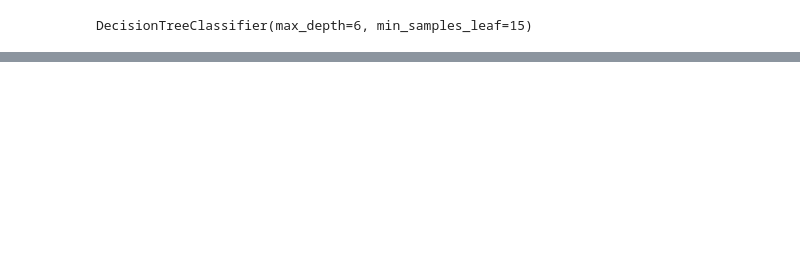
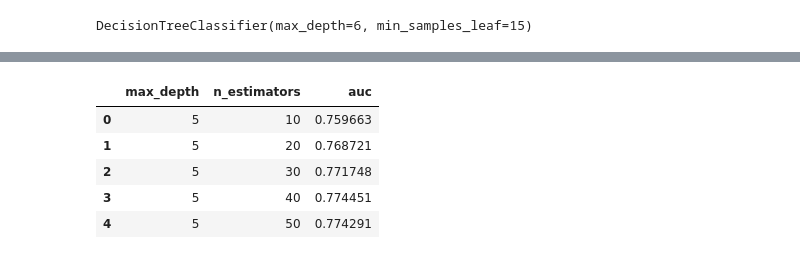
Before and after one commit to caro6852lq/ML-Zoomcamp-CaroVergara, a Jupyter notebook: 06-trees/06-trees.ipynb, the cells around one changed output, grey strips where cells are left out. Cells and saved outputs as stored; diff of their text form; code cells hidden in the pictures; blank space fills up the shorter version.

```diff
--- a/06-trees/06-trees.ipynb
+++ b/06-trees/06-trees.ipynb
@@ -419,0 +424,10 @@ DecisionTreeClassifier(max_depth=6, min_samples_leaf=15)
+# %%
+rf = RandomForestClassifier(n_estimators=10, random_state=1)
+rf.fit(X_train, y_train)
+
+y_pred = rf.predict_proba(X_val)[:, 1]
+roc_auc_score(y_val, y_pred)
+# Output: 0.7744726453706618
+
+rf.predict_proba(X_val[[0]])
+# Output: array([[0.9, 0.1]])
@@ -419,0 +436,14 @@ DecisionTreeClassifier(max_depth=6, min_samples_leaf=15)
+# %%
+scores = []
+
+for n in range(10, 201, 10):
+    rf = RandomForestClassifier(n_estimators=n, random_state=1)
+    rf.fit(X_train, y_train)
+
+    y_pred = rf.predict_proba(X_val)[:, 1]
+    auc = roc_auc_score(y_val, y_pred)
+
+    scores.append((n, auc))
+
+df_scores = pd.DataFrame(scores, columns=['n_estimators', 'auc'])
+df_scores
@@ -419,0 +475,25 @@ DecisionTreeClassifier(max_depth=6, min_samples_leaf=15)
+# %%
+scores = []
+
+for d in [5, 10, 15]:
+    for n in range(10, 201, 10):
+        rf = RandomForestClassifier(n_estimators=n,
+                                    max_depth=d,
+                                    random_state=1)
+        rf.fit(X_train, y_train)
+
+        y_pred = rf.predict_proba(X_val)[:, 1]
+        auc = roc_auc_score(y_val, y_pred)
+
+        scores.append((d, n, auc))
+
+columns = ['max_depth', 'n_estimators', 'auc']
+df_scores = pd.DataFrame(scores, columns=columns)
+df_scores.head()
+# %% [output]
+|  | max_depth | n_estimators | auc |
+| 0 | 5 | 10 | 0.759663 |
+| 1 | 5 | 20 | 0.768721 |
+| 2 | 5 | 30 | 0.771748 |
+| 3 | 5 | 40 | 0.774451 |
+| 4 | 5 | 50 | 0.774291 |
```
Also changed, not shown: parts of 21 cells of this notebook.
